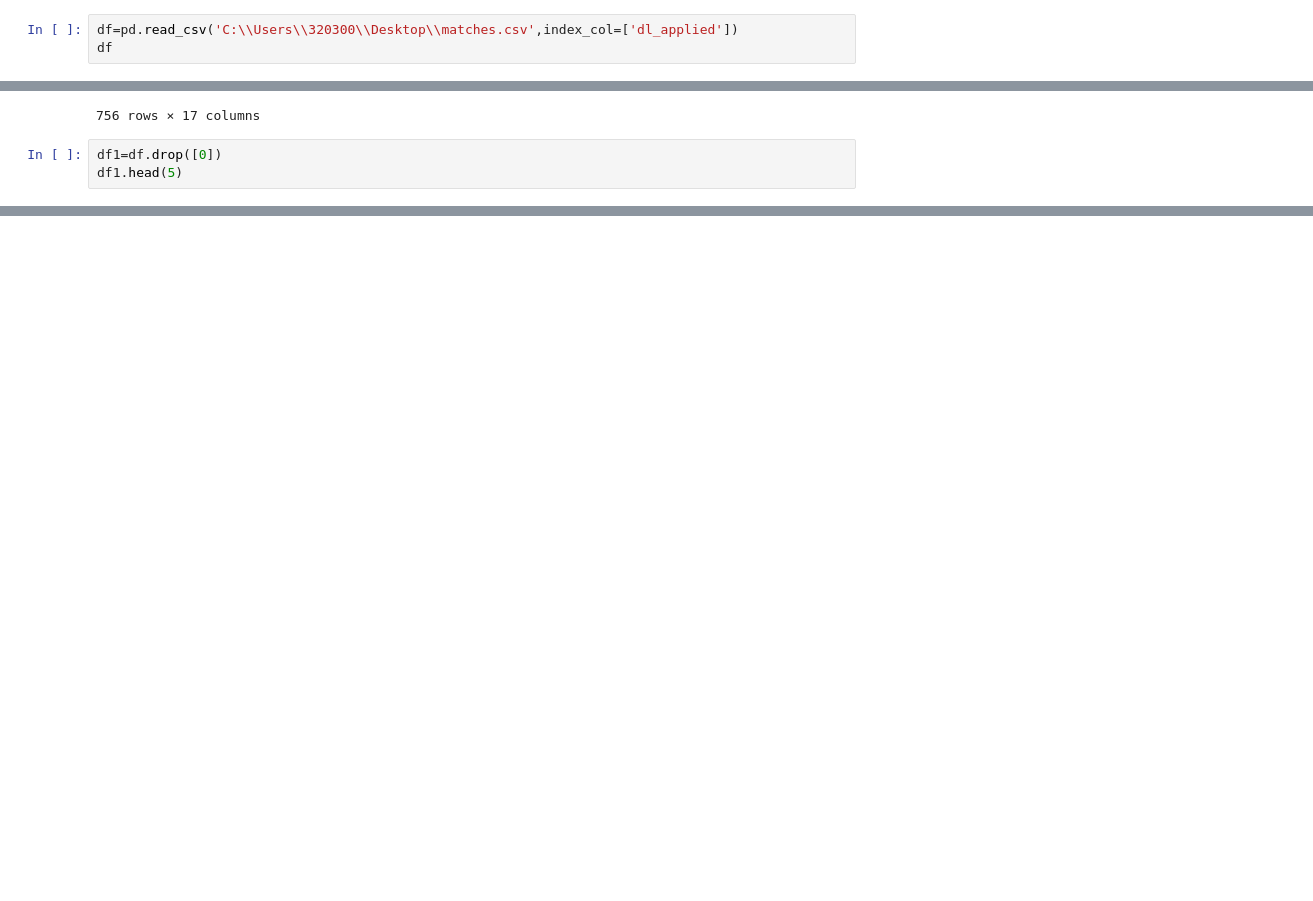
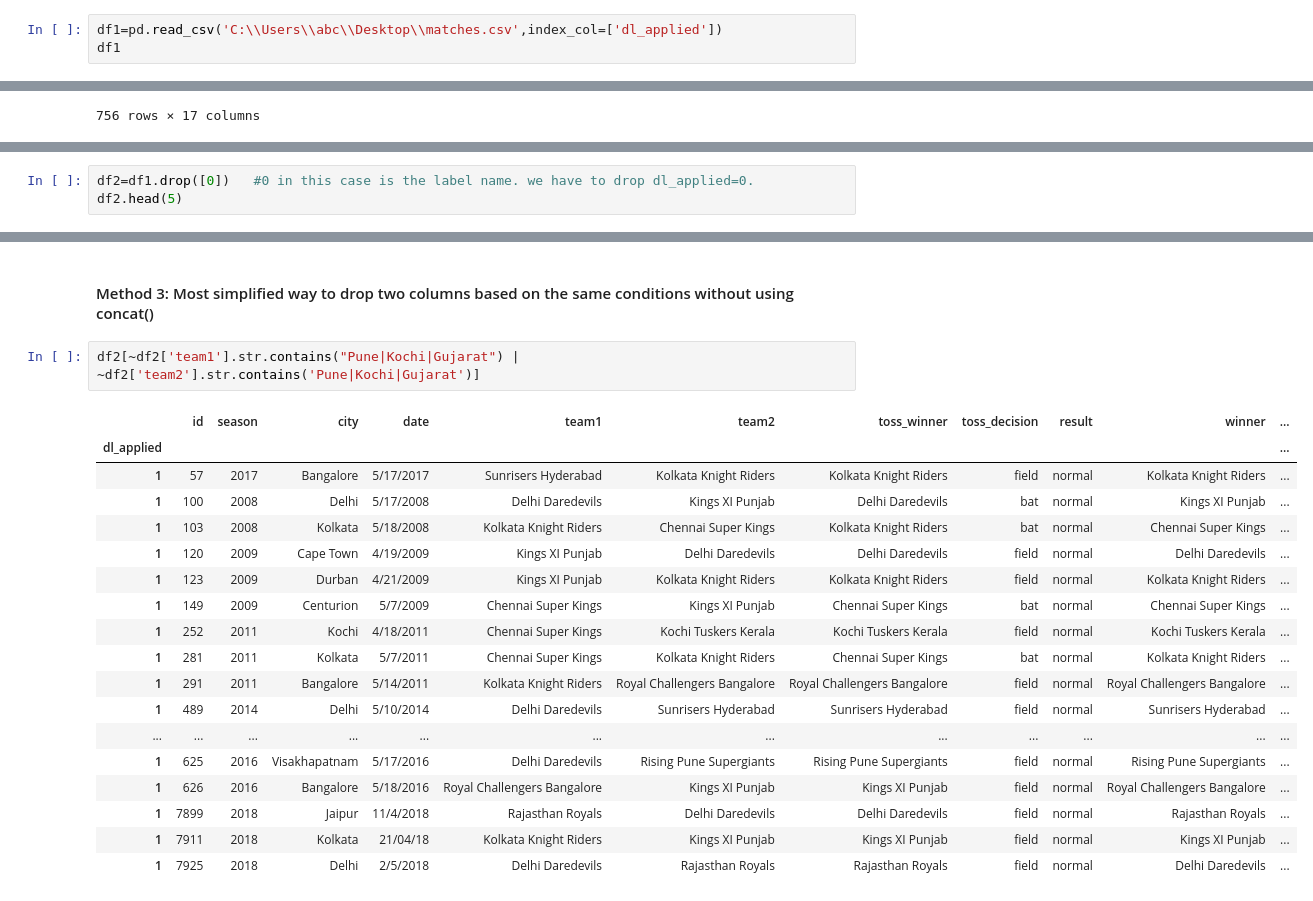
Before and after one commit to ramyasivakumar7/ML, a Jupyter notebook: Pandas-Home1.ipynb, the cells around one changed output, grey strips where cells are left out. Drawn from its saved outputs; the diff is of its cells as text; blank space fills up the shorter version.

```diff
--- a/Pandas-Home1.ipynb
+++ b/Pandas-Home1.ipynb
@@ -50,6 +55,6 @@ df=pd.read_csv?
 # %%
-df=pd.read_csv('C:\\Users\\320300\\Desktop\\matches.csv',index_col=['dl_applied'])
-df
+df1=pd.read_csv('C:\\Users\\abc\\Desktop\\matches.csv',index_col=['dl_applied'])
+df1
 # %% [output]
 |  | id | season | city | date | team1 | team2 | toss_winner | toss_decision | result | winner | ... |
 | dl_applied |  |  |  |  |  |  |  |  |  |  | ... |
@@ -70,6 +75,3 @@ df
 | 0 | 11414 | 2019 | Visakhapatnam | 10/5/2019 | Delhi Capitals | Chennai Super Kings | Chennai Super Kings | field | normal | Chennai Super Kings | ... |
 | 0 | 11415 | 2019 | Hyderabad | 12/5/2019 | Mumbai Indians | Chennai Super Kings | Mumbai Indians | bat | normal | Mumbai Indians | ... |
 756 rows × 17 columns
-# %%
-df1=df.drop([0])
-df1.head(5)
@@ -83,0 +78,3 @@ df1.head(5)
+# %%
+df2=df1.drop([0])   #0 in this case is the label name. we have to drop dl_applied=0.
+df2.head(5)
@@ -88,0 +149,23 @@ TypeError: bad operand type for unary ~: 'list'
+# %% [markdown]
+#### Method 3: Most simplified way to drop two columns based on the same conditions without using concat()
+# %%
+df2[~df2['team1'].str.contains("Pune|Kochi|Gujarat") | ~df2['team2'].str.contains('Pune|Kochi|Gujarat')]
+# %% [output]
+|  | id | season | city | date | team1 | team2 | toss_winner | toss_decision | result | winner | ... |
+| dl_applied |  |  |  |  |  |  |  |  |  |  | ... |
+| 1 | 57 | 2017 | Bangalore | 5/17/2017 | Sunrisers Hyderabad | Kolkata Knight Riders | Kolkata Knight Riders | field | normal | Kolkata Knight Riders | ... |
+| 1 | 100 | 2008 | Delhi | 5/17/2008 | Delhi Daredevils | Kings XI Punjab | Delhi Daredevils | bat | normal | Kings XI Punjab | ... |
+| 1 | 103 | 2008 | Kolkata | 5/18/2008 | Kolkata Knight Riders | Chennai Super Kings | Kolkata Knight Riders | bat | normal | Chennai Super Kings | ... |
+| 1 | 120 | 2009 | Cape Town | 4/19/2009 | Kings XI Punjab | Delhi Daredevils | Delhi Daredevils | field | normal | Delhi Daredevils | ... |
+| 1 | 123 | 2009 | Durban | 4/21/2009 | Kings XI Punjab | Kolkata Knight Riders | Kolkata Knight Riders | field | normal | Kolkata Knight Riders | ... |
+| 1 | 149 | 2009 | Centurion | 5/7/2009 | Chennai Super Kings | Kings XI Punjab | Chennai Super Kings | bat | normal | Chennai Super Kings | ... |
+| 1 | 252 | 2011 | Kochi | 4/18/2011 | Chennai Super Kings | Kochi Tuskers Kerala | Kochi Tuskers Kerala | field | normal | Kochi Tuskers Kerala | ... |
+| 1 | 281 | 2011 | Kolkata | 5/7/2011 | Chennai Super Kings | Kolkata Knight Riders | Chennai Super Kings | bat | normal | Kolkata Knight Riders | ... |
+| 1 | 291 | 2011 | Bangalore | 5/14/2011 | Kolkata Knight Riders | Royal Challengers Bangalore | Royal Challengers Bangalore | field | normal | Royal Challengers Bangalore | ... |
+| 1 | 489 | 2014 | Delhi | 5/10/2014 | Delhi Daredevils | Sunrisers Hyderabad | Sunrisers Hyderabad | field | normal | Sunrisers Hyderabad | ... |
+| ... | ... | ... | ... | ... | ... | ... | ... | ... | ... | ... | ... |
+| 1 | 625 | 2016 | Visakhapatnam | 5/17/2016 | Delhi Daredevils | Rising Pune Supergiants | Rising Pune Supergiants | field | normal | Rising Pune Supergiants | ... |
+| 1 | 626 | 2016 | Bangalore | 5/18/2016 | Royal Challengers Bangalore | Kings XI Punjab | Kings XI Punjab | field | normal | Royal Challengers Bangalore | ... |
+| 1 | 7899 | 2018 | Jaipur | 11/4/2018 | Rajasthan Royals | Delhi Daredevils | Delhi Daredevils | field | normal | Rajasthan Royals | ... |
+| 1 | 7911 | 2018 | Kolkata | 21/04/18 | Kolkata Knight Riders | Kings XI Punjab | Kings XI Punjab | field | normal | Kings XI Punjab | ... |
+| 1 | 7925 | 2018 | Delhi | 2/5/2018 | Delhi Daredevils | Rajasthan Royals | Rajasthan Royals | field | normal | Delhi Daredevils | ... |
```
Also changed, not shown: parts of 20 cells of this notebook.
